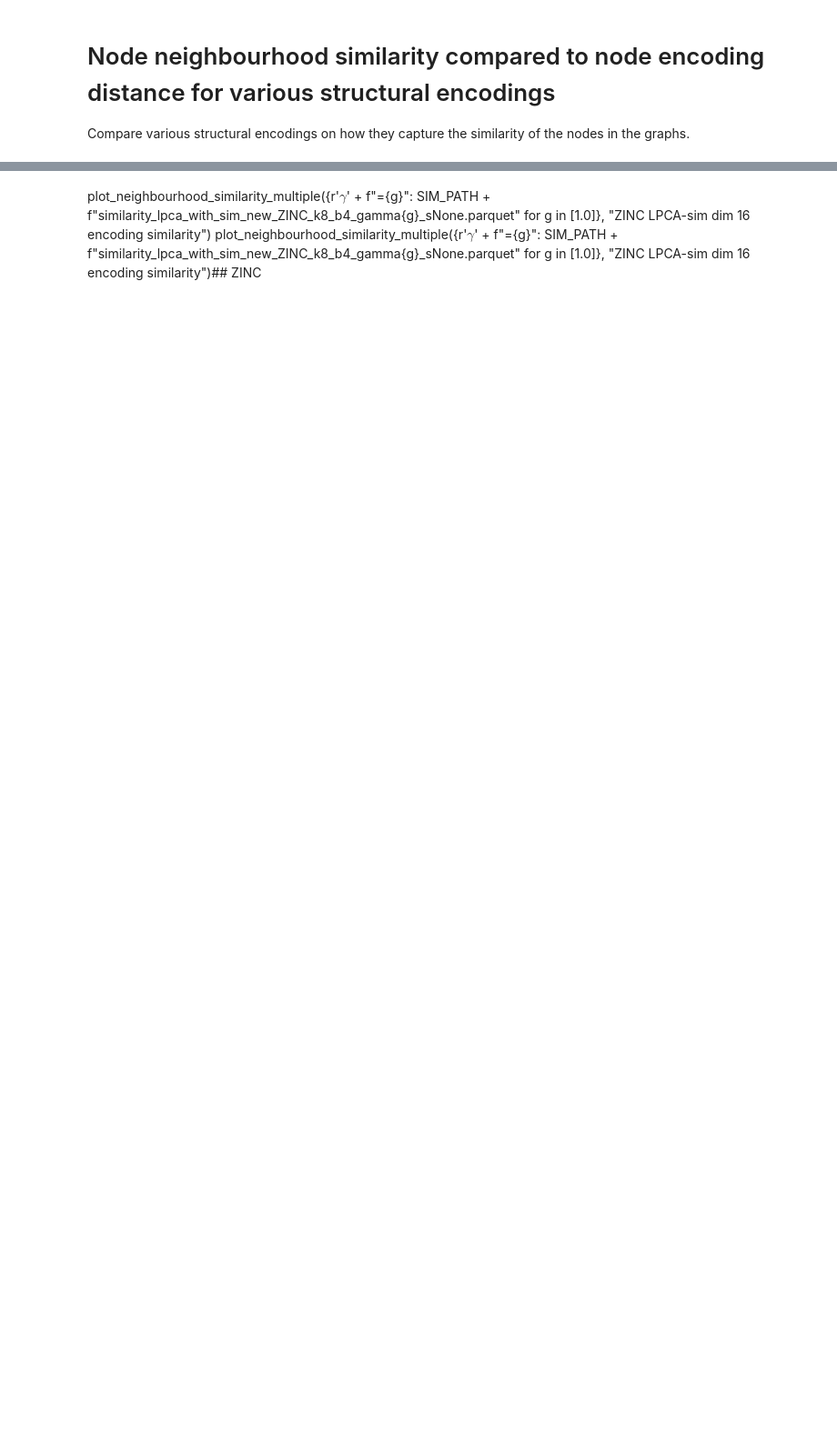
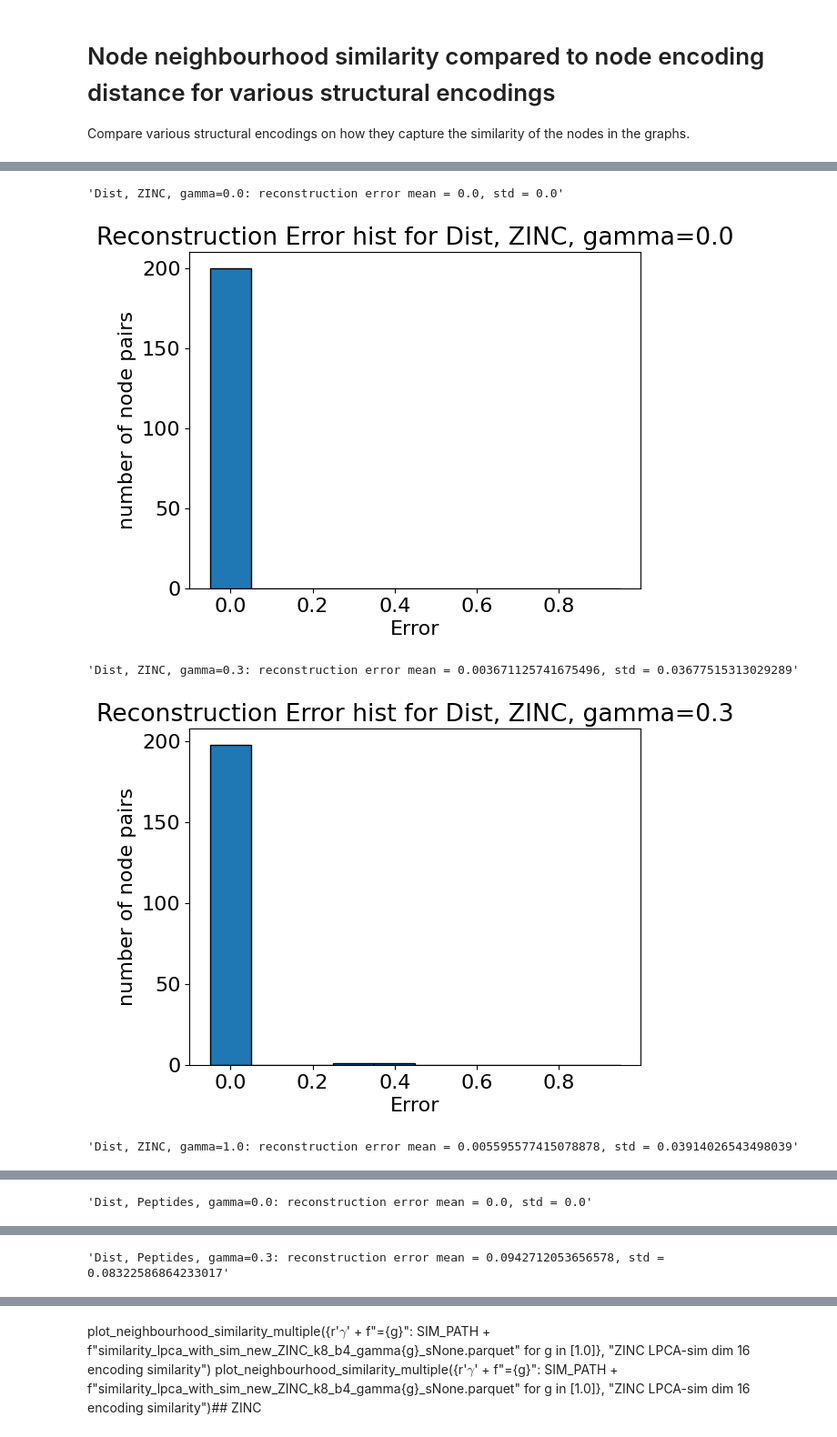
Before and after one commit to richardbinder/binary-matrix-factorization, a Jupyter notebook: src/encoding_similarity_new.ipynb, the cells around one changed output, grey strips where cells are left out. Shown at 91% size. Cells and saved outputs as stored; diff of their text form; code cells hidden in the pictures; blank space fills up the shorter version.

Commit message:
Recompute graphs

```diff
--- a/src/encoding_similarity_new.ipynb
+++ b/src/encoding_similarity_new.ipynb
@@ -98,4 +107,10 @@ plot_error({f"Sim, CIFAR, gamma={g}": BASE_PATH + f"lpca_with_sim_new_CIFAR_meth
 # %%
-plot_error({f"Dist, ZINC, gamma={g}": BASE_PATH + f"lpca_with_sim_new_ZINC_k8_b4_gamma{g}_sNone.parquet" for g in [1.0]})
-plot_error({f"Dist, Peptides, gamma={g}": BASE_PATH + f"lpca_with_sim_new_Peptides_k8_b4_gamma{g}_s50.parquet" for g in [1.0]})
-plot_error({f"Dist, CIFAR, gamma={g}": BASE_PATH + f"lpca_with_sim_new_CIFAR_k12_b4_gamma{g}_s50.parquet" for g in [1.0]})
+plot_error({f"Dist, ZINC, gamma={g}": BASE_PATH + f"lpca_with_sim_new_ZINC_methodDist_k8_b4_gamma{g}_s200.parquet" for g in [0.0, 0.3, 1.0]})
+plot_error({f"Dist, Peptides, gamma={g}": BASE_PATH + f"lpca_with_sim_new_Peptides_methodDist_k8_b4_gamma{g}_s200.parquet" for g in [0.0, 0.3, 1.0]})
+plot_error({f"Dist, CIFAR, gamma={g}": BASE_PATH + f"lpca_with_sim_new_CIFAR_methodDist_k12_b4_gamma{g}_s200.parquet" for g in [0.0, 0.3, 1.0]})
+# %% [output]
+'Dist, ZINC, gamma=0.0: reconstruction error mean = 0.0, std = 0.0'
+[figure, added]
+'Dist, ZINC, gamma=0.3: reconstruction error mean = 0.003671125741675496, std = 0.03677515313029289'
+[figure, added]
+'Dist, ZINC, gamma=1.0: reconstruction error mean = 0.005595577415078878, std = 0.03914026543498039'
@@ -101,0 +118 @@ plot_error({f"Dist, CIFAR, gamma={g}": BASE_PATH + f"lpca_with_sim_new_CIFAR_k12
+'Dist, Peptides, gamma=0.0: reconstruction error mean = 0.0, std = 0.0'
@@ -101,0 +120 @@ plot_error({f"Dist, CIFAR, gamma={g}": BASE_PATH + f"lpca_with_sim_new_CIFAR_k12
+'Dist, Peptides, gamma=0.3: reconstruction error mean = 0.0942712053656578, std = 0.08322586864233017'
```
Also changed, not shown: parts of 14 cells of this notebook, 7 other files.
